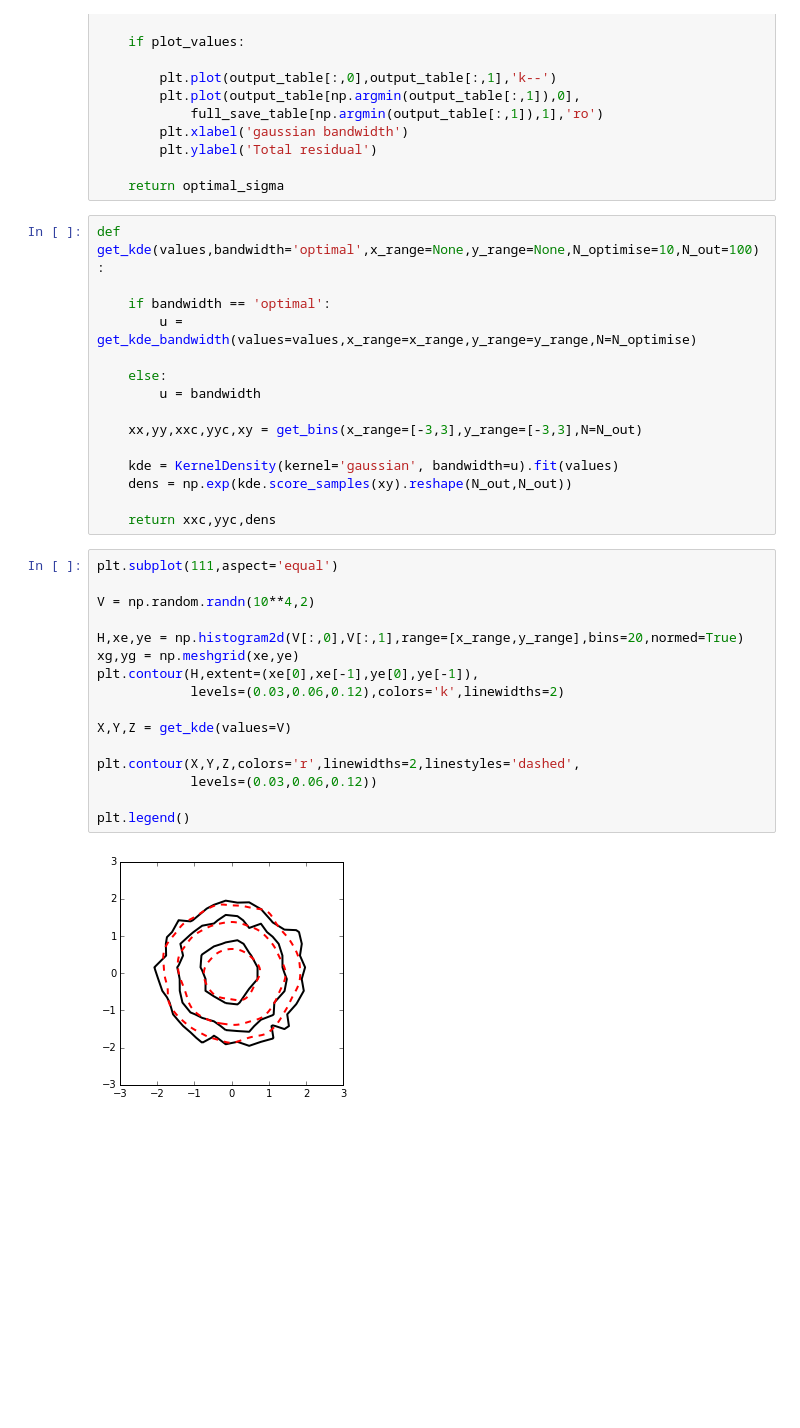
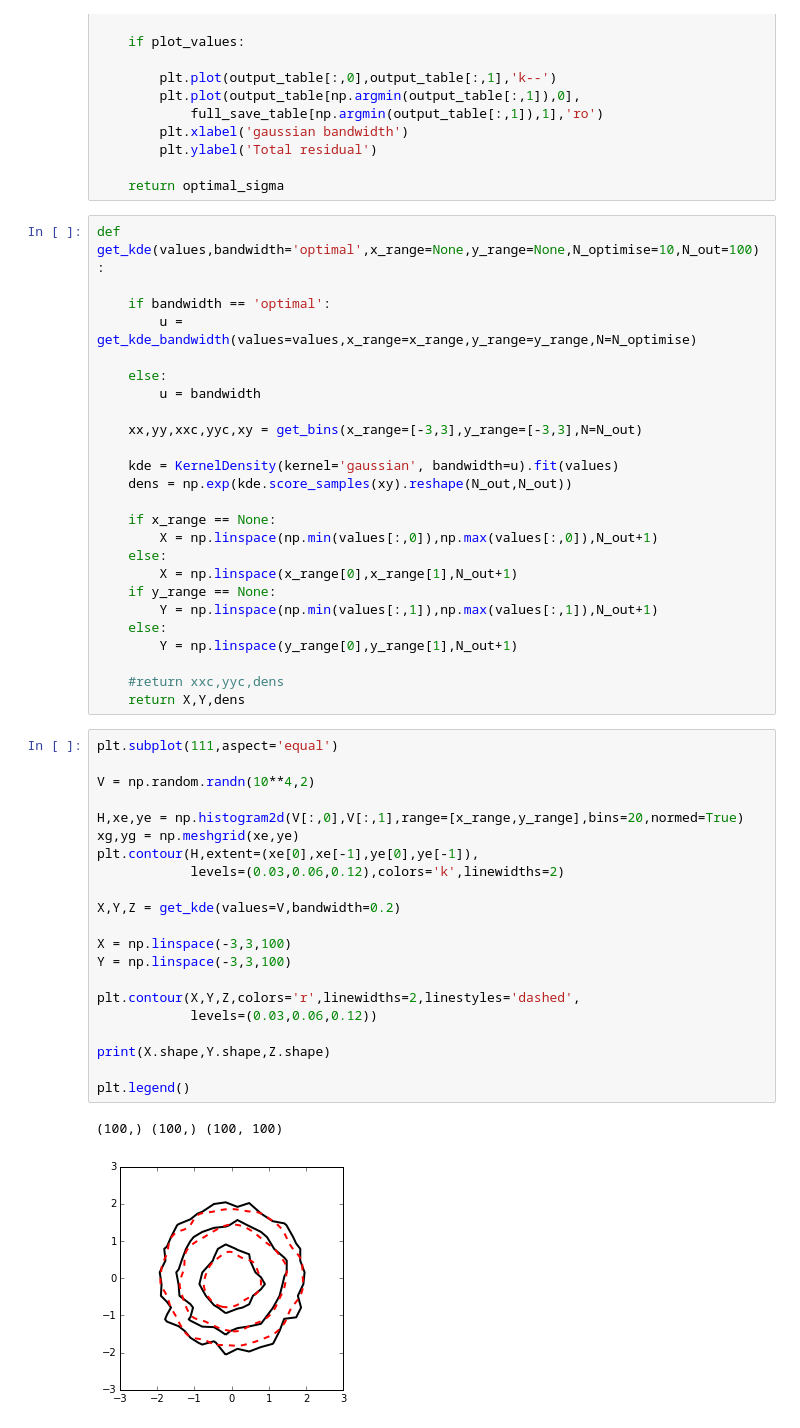
Before and after one commit to bamford/Debiasing-testing, a Jupyter notebook: Plotting_code_notebooks/2d_KDEs.ipynb, the cells around one changed output. Drawn from its saved outputs; the diff is of its cells as text; blank space fills up the shorter version.

```diff
--- a/Plotting_code_notebooks/2d_KDEs.ipynb
+++ b/Plotting_code_notebooks/2d_KDEs.ipynb
@@ -82,22 +82,38 @@ def get_kde(values,bandwidth='optimal',x_range=None,y_range=None,N_optimise=10,N
     kde = KernelDensity(kernel='gaussian', bandwidth=u).fit(values)
     dens = np.exp(kde.score_samples(xy).reshape(N_out,N_out))
 
-    return xxc,yyc,dens
+    if x_range == None:
+        X = np.linspace(np.min(values[:,0]),np.max(values[:,0]),N_out+1)
+    else:
+        X = np.linspace(x_range[0],x_range[1],N_out+1)
+    if y_range == None:
+        Y = np.linspace(np.min(values[:,1]),np.max(values[:,1]),N_out+1)
+    else:
+        Y = np.linspace(y_range[0],y_range[1],N_out+1)
+
+    #return xxc,yyc,dens
+    return X,Y,dens
 # %%
 plt.subplot(111,aspect='equal')
 
 V = np.random.randn(10**4,2)
 
 H,xe,ye = np.histogram2d(V[:,0],V[:,1],range=[x_range,y_range],bins=20,normed=True)
 xg,yg = np.meshgrid(xe,ye)
 plt.contour(H,extent=(xe[0],xe[-1],ye[0],ye[-1]),
             levels=(0.03,0.06,0.12),colors='k',linewidths=2)
 
-X,Y,Z = get_kde(values=V)
+X,Y,Z = get_kde(values=V,bandwidth=0.2)
+
+X = np.linspace(-3,3,100)
+Y = np.linspace(-3,3,100)
 
 plt.contour(X,Y,Z,colors='r',linewidths=2,linestyles='dashed',
             levels=(0.03,0.06,0.12))
 
+print(X.shape,Y.shape,Z.shape)
+
 plt.legend()
 # %% [output]
+(100,) (100,) (100, 100)
-[figure, old version]
+[figure, new version]
```
Also changed, not shown: parts of 3 cells of this notebook.
